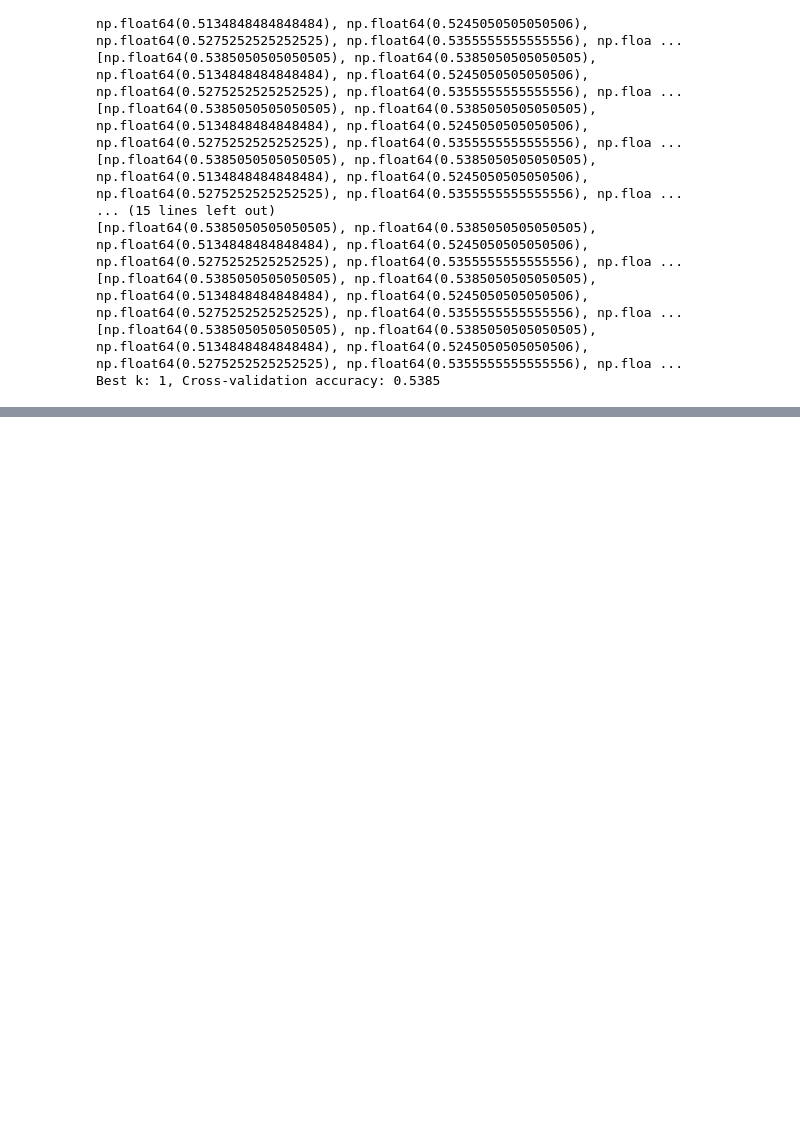
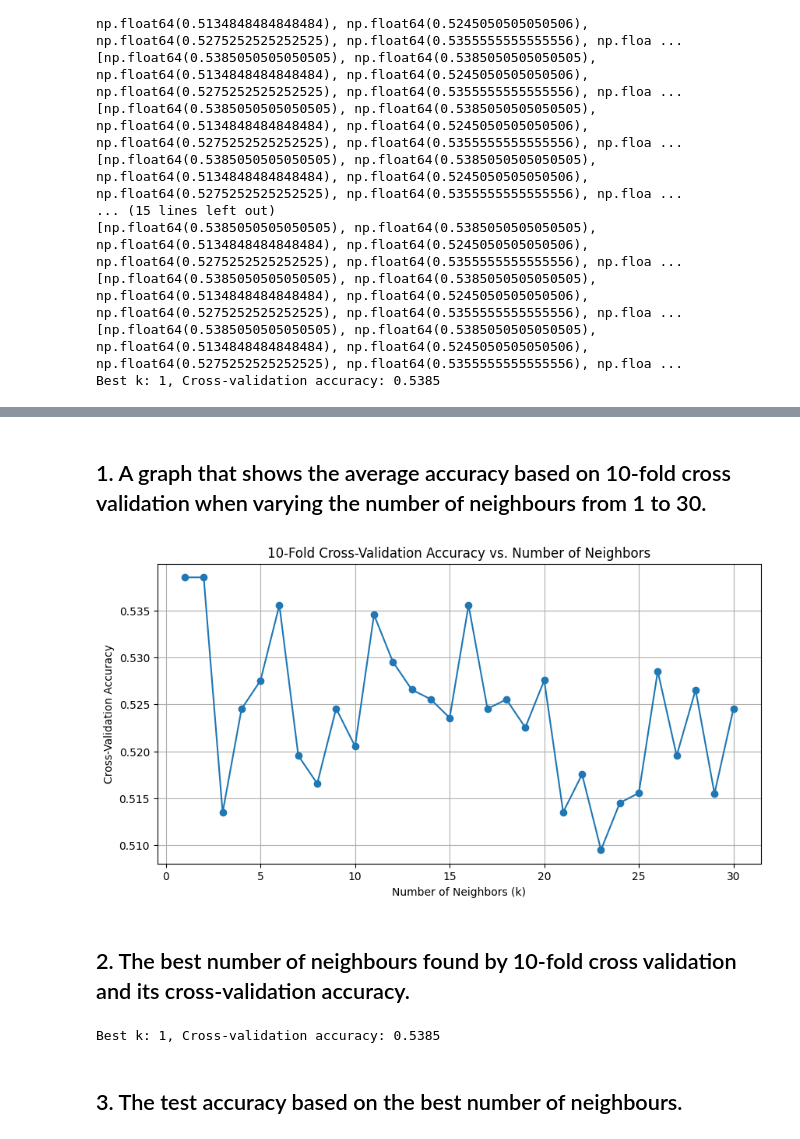
Before and after one commit to krish401/Machine-Learning-CP322, a Jupyter notebook: Assignments/Assignment_1/DigitClassifier-KNN.ipynb, the cells around one changed output, grey strips where cells are left out. Saved outputs shown, nothing was run; the diff lists cells and outputs as text; code cells hidden in the pictures; blank space fills up the shorter version.

```diff
--- a/Assignments/Assignment_1/DigitClassifier-KNN.ipynb
+++ b/Assignments/Assignment_1/DigitClassifier-KNN.ipynb
@@ -185,0 +203,20 @@ Best k: 1, Cross-validation accuracy: 0.5385
+# %% [markdown]
+## 1. A graph that shows the average accuracy based on 10-fold cross validation when varying the number of neighbours from 1 to 30.
+# %%
+plt.figure(figsize=(10, 5))
+plt.plot(k_values, cross_val_accuracy, marker='o', linestyle='-')
+plt.xlabel("Number of Neighbors (k)")
+plt.ylabel("Cross-Validation Accuracy")
+plt.title("10-Fold Cross-Validation Accuracy vs. Number of Neighbors")
+plt.grid(True)
+plt.show()
+# %% [output]
+[figure, added]
+# %% [markdown]
+## 2. The best number of neighbours found by 10-fold cross validation and its cross-validation accuracy.
+# %%
+print(f"Best k: {best_k}, Cross-validation accuracy: {best_accuracy:.4f}")
+# %% [output]
+Best k: 1, Cross-validation accuracy: 0.5385
+# %% [markdown]
+## 3. The test accuracy based on the best number of neighbours.
```
Also changed, not shown: parts of 2 cells of this notebook.
